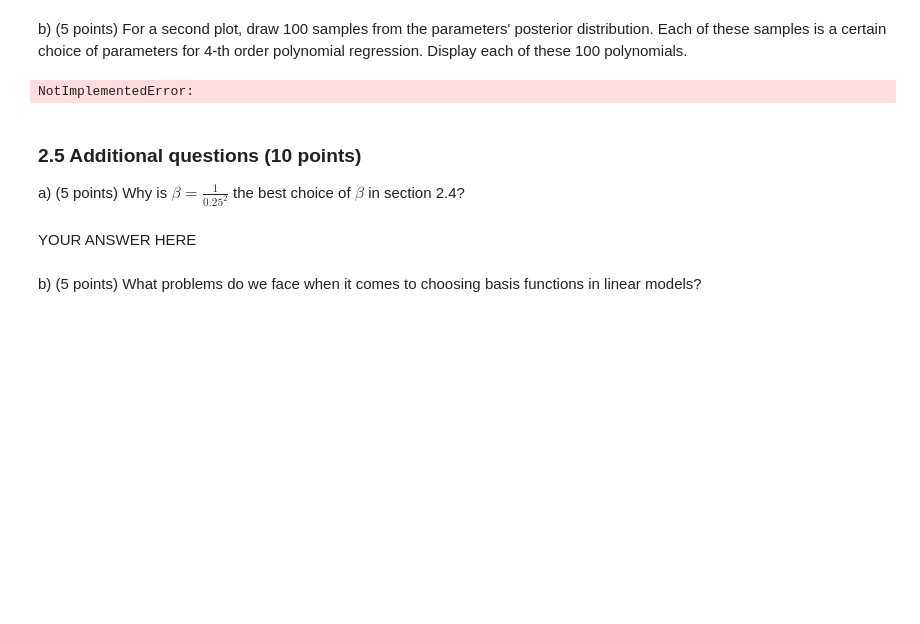
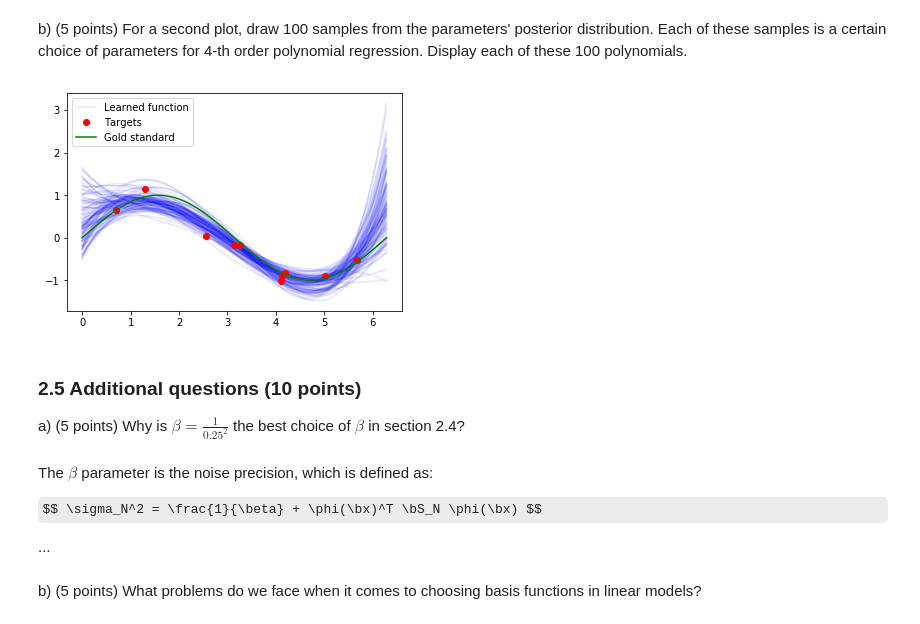
Before and after one commit to AxelBremer/ml1_lab1, a Jupyter notebook: 11023325_11029669_lab1.ipynb, the cells around one changed output. Saved outputs shown, nothing was run; the diff lists cells and outputs as text; code cells hidden in the pictures; some formulas as TeX source; blank space fills up the shorter version.

```diff
--- a/11023325_11029669_lab1.ipynb
+++ b/11023325_11029669_lab1.ipynb
@@ -476,17 +475,32 @@ plt.show()
 # %% [markdown]
 b) (5 points) For a second plot, draw 100 samples from the parameters' posterior distribution. Each of these samples is a certain choice of parameters for 4-th order polynomial regression.
 Display each of these 100 polynomials.
-# %%
-# YOUR CODE HERE
-raise NotImplementedError()
-# %% [output]
-NotImplementedError:
+# %%
+for i in range(100):
+    w = np.random.multivariate_normal(m, S)
+    y = Phi.dot(w)
+    y = np.squeeze(np.asarray(y))
+    if i == 0:
+        plt.plot(x_all, y, c='b', alpha=0.1, label="Learned function")
+    else:
+        plt.plot(x_all, y, c='b', alpha = 0.1)
+
+plt.plot(x, t, "ro", label="Targets")
+plt.plot(x_all, [math.sin(i) for i in x_all], label="Gold standard", c='g')
+plt.legend()
+plt.show()
+# %% [output]
+[figure, added]
 # %% [markdown]
 ### 2.5 Additional questions (10 points)
 
 a) (5 points) Why is $\beta=\frac{1}{0.25^2}$ the best choice of $\beta$ in section 2.4?
-# %% [markdown]
-YOUR ANSWER HERE
+# %% [markdown]
+The $\beta$ parameter is the noise precision, which is defined as:
+
+$$ \sigma_N^2 = \frac{1}{\beta} + \phi(\bx)^T \bS_N \phi(\bx) $$
+
+...
 # %% [markdown]
 b) (5 points) What problems do we face when it comes to choosing basis functions in linear models?
 # %% [markdown]
```
Also changed, not shown: parts of 1 cell of this notebook.
